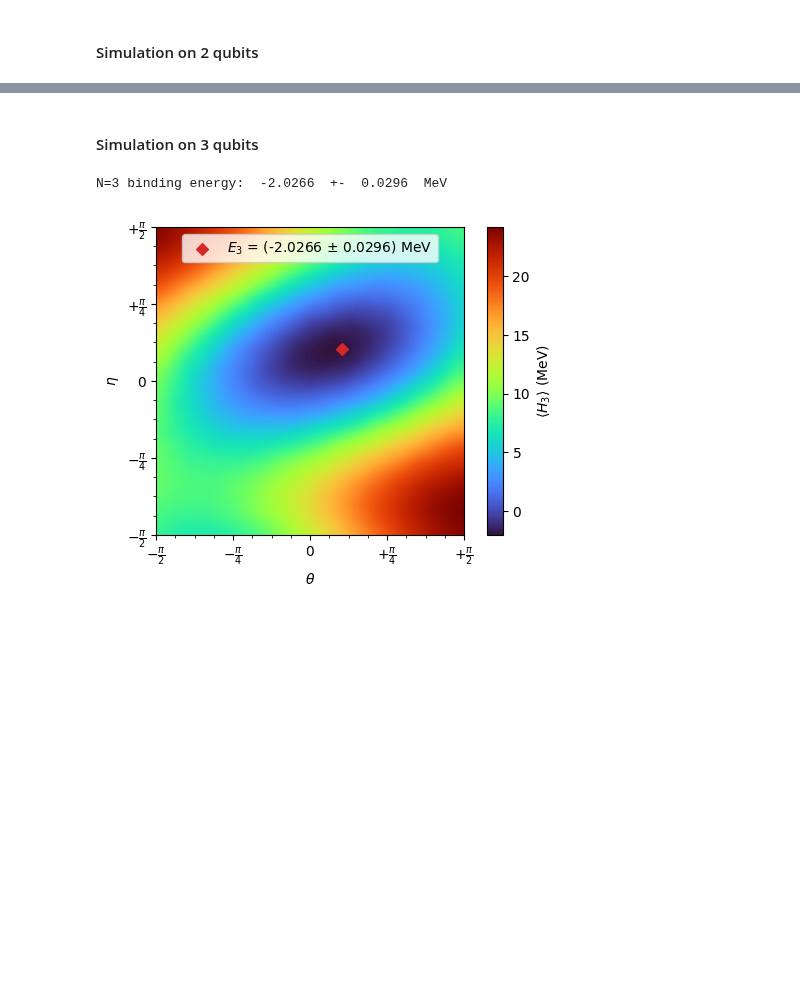
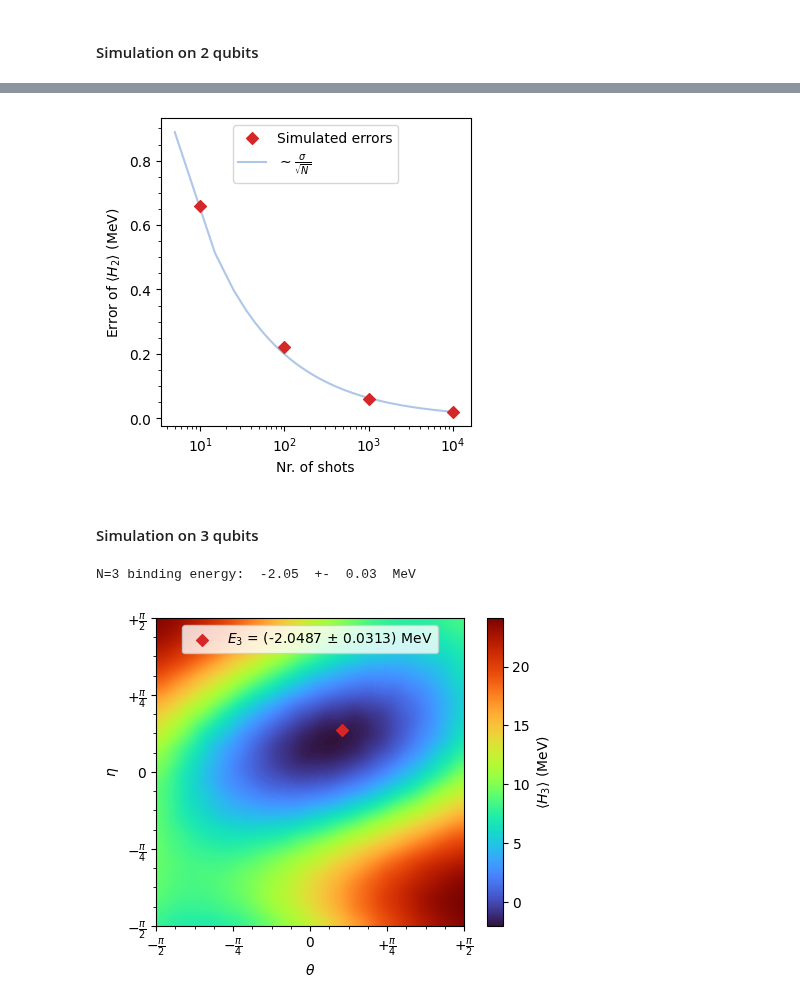
Before and after one commit to diegoscantam/2qubits, a Jupyter notebook: deuteron.ipynb, the cells around one changed output, grey strips where cells are left out. Cells and saved outputs as stored; diff of their text form; code cells hidden in the pictures; blank space fills up the shorter version.

Commit message:
Error scaling test and first attempt of partial waves approach

```diff
--- a/deuteron.ipynb
+++ b/deuteron.ipynb
@@ -386,3 +387,74 @@ N=2 binding energy:  -1.7573  +-  0.0213  MeV
+# %%
+# Error scaling test
+
+# Number of runs per simulation
+
+shots = [10,100,1000,10000]
+theta = np.arange(-3.14,+3.14,0.03)
+exp_val_2 = np.empty(len(shots))
+dexp_val_2 = np.empty(len(shots))
+for kk in range(0, len(shots)):
+    # Create a Quantum Circuit acting on the q register, default both in the state |0>
+    qc2 = QuantumCircuit(2)
+
+    # Add X gate to qubit 0
+    qc2.x(0)
+
+    # Rotation around y axis on qubit 1
+    qc2.ry(theta[126], 1)
+
+    # Add CNOT, control q1, target q0
+    qc2.cx(1,0)
+
+    # Add measurement circuit
+    qc2_ZZ = qc2.compose(qc_meas_ZZ)
+    qc2_Bell = qc2.compose(qc_meas_Bell)
+    # Transpile for simulator
+    comp_qc2_ZZ = transpile(qc2_ZZ, simulator)
+    comp_qc2_Bell = transpile(qc2_Bell, simulator)
+    # Run and get counts
+    job_ZZ = simulator.run(comp_qc2_ZZ, shots = shots[kk])
+    job_Bell = simulator.run(comp_qc2_Bell, shots = shots[kk])
+    counts_ZZ =   job_ZZ.result().get_counts(comp_qc2_ZZ)
+    counts_Bell =   job_Bell.result().get_counts(comp_qc2_Bell)
+    # Check keys
+    check_counts_2(counts_ZZ)
+    check_counts_2(counts_Bell)
+    # Calculate expectation values
+    exp_IZ = (counts_ZZ['10'] + counts_ZZ['00'] - counts_ZZ['11'] - counts_ZZ['01'])/shots[kk]
+    exp_ZI =  (counts_ZZ['01'] + counts_ZZ['00'] - counts_ZZ['11']- counts_ZZ['10'])/shots[kk]
+    exp_ZZ = (counts_ZZ['00'] + counts_ZZ['11'] - counts_ZZ['01'] - counts_ZZ['10'])/shots[kk]
+    exp_XX_YY = 2*(counts_Bell['10'] - counts_Bell['11'])/shots[kk]
+    exp_val_2[kk] = 0.218291*exp_IZ - 6.125*exp_ZI + 5.906709 -2.143304*(exp_XX_YY)
+
+    # Calculate variance with binomial distribution
+    var_IZ = (counts_ZZ['10'] + counts_ZZ['00'])*(counts_ZZ['11'] + counts_ZZ['01'])/(shots[kk]**2)
+    var_ZI = (counts_ZZ['01'] + counts_ZZ['00'])*(counts_ZZ['11'] + counts_ZZ['10'])/(shots[kk]**2)
+    var_XX_YY = (counts_Bell['10'])*(counts_Bell['11'])/(shots[kk]**2)
+    var_tot = (0.218291**2)*var_IZ + (6.125**2)*var_ZI + (2.143304**2)*var_XX_YY
+    std_counts = np.sqrt(var_tot)
+    dexp_val_2[kk] = std_counts/np.sqrt(shots[kk])
+
+
+# Plot of energy as a function of theta  <H_2>(theta)
+# Plot style options
+cmap = plt.get_cmap('tab20')
+w = 4
+h = 4
+fontsize = 12
+lbl = '$E_2$ = (' + str(round(E_2,4)) + ' $\pm$ ' + str(round(dE_2,4)) + ') MeV'
+fig = plt.figure(figsize=(w,h))
+ax = fig.add_subplot(111)
+ax.scatter(shots, dexp_val_2, zorder = 5, marker='D',color = cmap(6), label = 'Simulated errors')
+ax.plot(np.arange(5,11000,10), std_counts/np.sqrt(np.arange(5,11000,10)), color= cmap(1), label= '$\sim \\frac{\sigma}{\sqrt{N}}$')
+ax.minorticks_on()
+plt.legend(loc='upper center')
+plt.xscale('log')
+plt.xlabel("Nr. of shots")
+plt.ylabel("Error of $\\langle H_2 \\rangle$ (MeV)")
+plt.show()
+# %% [output]
+[figure, added]
 # %% [markdown]
 #### Simulation on 3 qubits
 # %%
@@ -536,8 +608,8 @@ plt.xlabel("$\\theta$")
 plt.ylabel("$\\eta$")
 plt.show()
 # %% [output]
-N=3 binding energy:  -2.0266  +-  0.0296  MeV
+N=3 binding energy:  -2.05  +-  0.03  MeV
-[figure, old version]
+[figure, new version]
 # %% [markdown]
 #### Fit for ground state energy
 The energies obtained by truncating the harmonic oscillator ladder are related to the infinite-basis energy $E_\infty = E_{gs}= -\frac{\hbar^2 k^2}{2 \mu}$ thanks to the harmonic oscillator variant of Lüscher formula:
```
Also changed, not shown: parts of 6 cells of this notebook, 3 other files.
